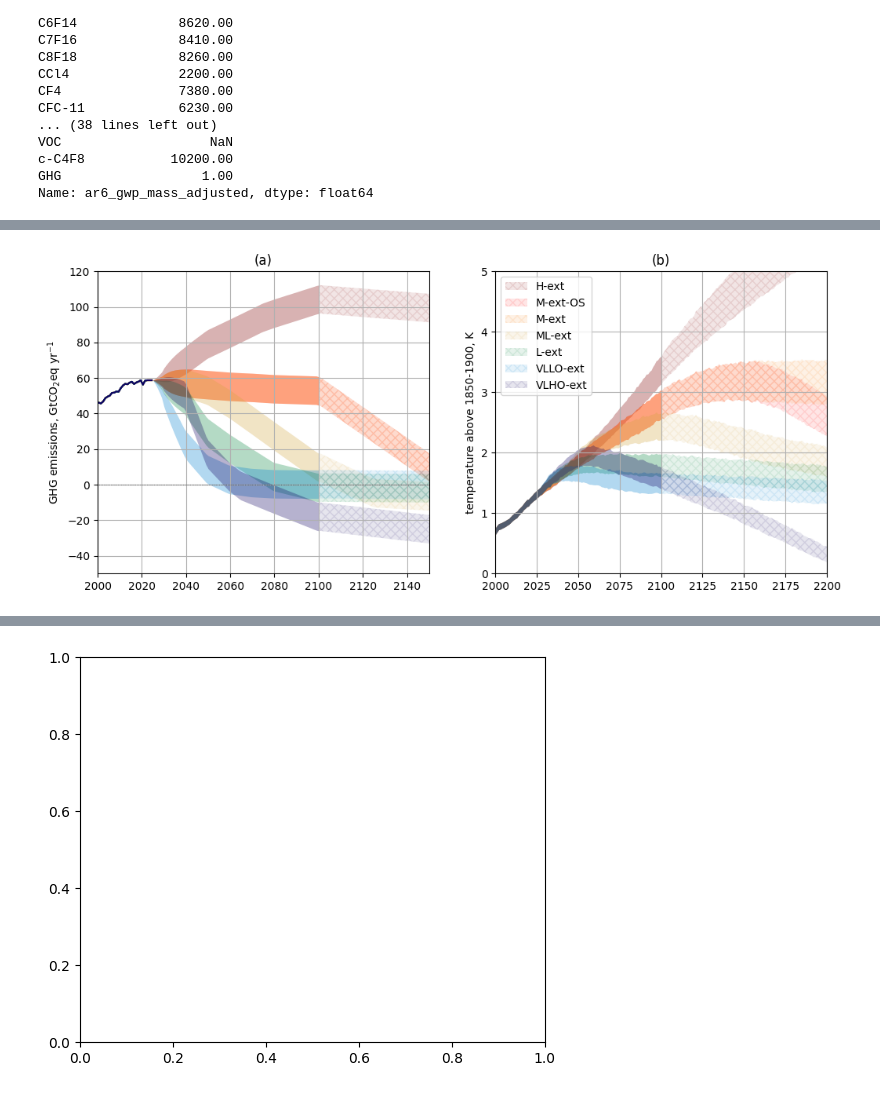
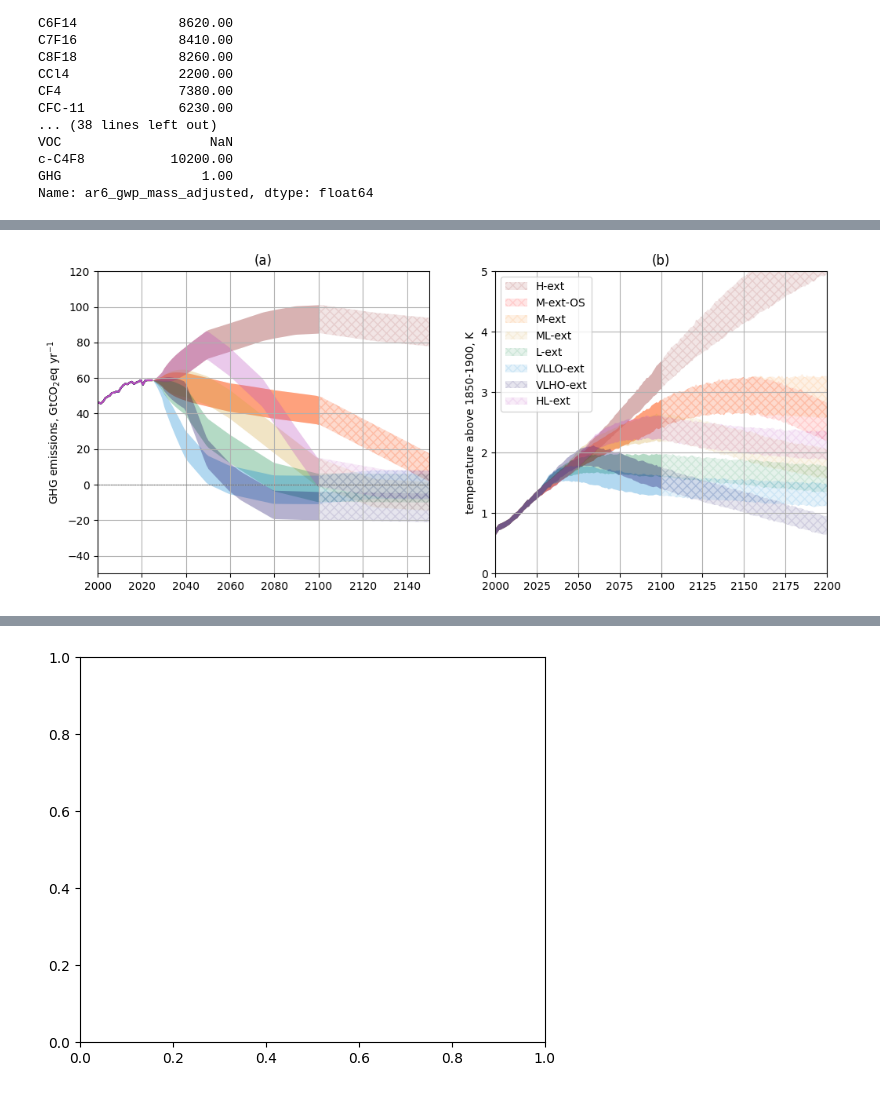
Before and after one commit to chrisroadmap/cmip7-scenariomip, a Jupyter notebook: notebooks/extensions.ipynb, the cells around one changed output, grey strips where cells are left out. Saved outputs shown, nothing was run; the diff lists cells and outputs as text; code cells hidden in the pictures.

```diff
--- a/notebooks/extensions.ipynb
+++ b/notebooks/extensions.ipynb
@@ -64,6 +80,7 @@ n2odict[scens[3]]=[[2300],[np.nan]]     #    MOS-ext
 n2odict[scens[4]]=[[2300],[np.nan]]   #    L-ext
 n2odict[scens[5]]=[[2300],[np.nan]]  #    VL-ext
 n2odict[scens[6]]=[[2100,2200],[np.nan,2]] #    L-ext-OS
+n2odict[scens[7]]=[[2050,2060,2080,2090,2100],[np.nan,6,4,3.5,3]]  #    HL-ext
 # %%
 sulfdict={}
 sulfdict[scens[0]]=[[2300],[np.nan]] # H-ext
@@ -73,3 +90,4 @@ sulfdict[scens[3]]=[[2040,2050,2100],[np.nan,24,10]]     #    MOS-ext
 sulfdict[scens[4]]=[[2300],[np.nan]]   #    L-ext
 sulfdict[scens[5]]=[[2300],[np.nan]]  #    VL-ext
 sulfdict[scens[6]]=[[2025,2030,2040,2050,2100],[np.nan,60,45,24,10]] #    L-ext-OS
+sulfdict[scens[7]]=[[2050,2060,2080,2090,2100],[np.nan,45,45,24,10]]  #    HL-ext
@@ -127,22 +161,23 @@ array([3.03301742, 3.03303324, 5.36208637, 5.30342398, 4.52187722,
 # %%
 sdict={}
-sdict[scens[0]]=[[2025,2030,2040,2050,2075,2100,2175,2275],[np.nan,43, 50, 57.5, 68 , 74,
-       74,0]] # H-ext
+sdict[scens[0]]=[[2025,2030,2040,2050,2075,2090,2100,2125,2175,2275],[np.nan,43, 50, 57.5, 63 ,64, 63,61, 60,0]] # H-ext
 #sdict[scens[1]]=[[2025,2030,2040,2050,2075,2100,2160,2200,2350,2400],[np.nan,43, 50, 57.5, 68 , 74,
 #       0,-34,-34,0]]# H-ext-OS
-sdict[scens[1]]=[[2025,2030,2100,2150,2175,2285,2300],[np.nan,41,41,0,-32,-32,0]]# M-extOS
+sdict[scens[1]]=[[2025,2030,2060,2100,2150,2175,2285,2300],[np.nan,41,35,30,0,-20,-20,0]]# M-extOS
 
 #sdict[scens[2]]=[[2125,2200],[np.NaN,0]]# M-ext
-sdict[scens[2]]=[[2025,2030,2100,2150],[np.nan,41,41,0]]# M-ext
+sdict[scens[2]]=[[2025,2030,2060,2100,2150],[np.nan,41,35,30,0]]# M-ext
 #sdict[scens[3]]=[[2025,2030,2040,2050,2074,2110,2250,2275],[np.NaN,44,44,10,-3,-13,-13,-ncflr[3]]]# ML-ext
 
-sdict[scens[3]]=[[2025,2030,2040,2050,2060,2100,2125,2275,2300],[np.nan,41,41,38,32,0,-13,-13,0]]# ML-ext
+sdict[scens[3]]=[[2025,2030,2040,2050,2060,2100,2125,2275,2300],[np.nan,41,41,38,32,-3,-13,-13,0]]# ML-ext
 #sdict[scens[4]]=[[2025,2030,2040,2050,2080,2100,2240,2290],[np.nan,40,35,25,0,-7,-7,0]]# L-ext
 sdict[scens[4]]=[[2025,2030,2040,2050,2080,2100,2240,2290],[np.nan,42.5,38,22,-1,-7,-7,0]]# L-ext
-sdict[scens[5]]=[[2025,2030,2040,2050,2060,2070,2080,2090,2100,2125,2225,2275,2300],[np.nan,37.5,15,2,-3,-4.5,-5,-5,-5,-5,-5,-5,0]]# VL-ext
+sdict[scens[5]]=[[2025,2030,2040,2050,2060,2070,2080,2090,2100,2125,2225,2250,2275],
+                 [np.nan,37.5,15,2,-3,-5.5,-8,-8,-8,-5,-5,-5,0]]# 'VLLO-ext'
 
-#sdict[scens[6]]=[[2125,2150,2250,2275],[np.NaN,-25,-25,0]]# L-ext-OS
-sdict[scens[6]]=[[2025,2030,2040,2050,2065,2100,2150,2200,2250],[np.nan,42.5,37.5,6,-8,-24,-30,-30,0]]# L-ext-OS
+#sdict[scens[6]]=[[2125,2150,2250,2275],[np.NaN,-25,-25,0]]# 'VLLO-ext'
+sdict[scens[6]]=[[2025,2030,2040,2050,2065,2080,2100,2150,2200,2250],[np.nan,42.5,37.5,6,-8,-18,-18,-18,-18,0]]# 'VLHO-ext'
+sdict[scens[7]]=[[2025,2030,2040,2050,2060,2075,2100,2130,2275,2300],[np.nan,43, 50, 57.5,54, 40 , 0,-6,-6,0]]# HL-ext
 # %%
 
 for s in scens:
@@ -185,7 +220,7 @@ for scenario in f.scenarios:
             f.emissions.sel(scenario=scenario, specie="CO2 FFI", config=f.configs[0]) +
             f.emissions.sel(scenario=scenario, specie="CO2 AFOLU", config=f.configs[0])
         ),
-        label=scenario,
+        label=ldict[scenario],
         color=colors[scenario]
     )
 ax[0].set_ylabel("CO$_2$ emissions, GtCO$_2$ yr$^{-1}$")
@@ -199,7 +234,7 @@ for scenario in f.scenarios:
         (
             f.emissions.sel(scenario=scenario, specie="CH4", config=f.configs[0])
         ),
-        label=scenario,
+        label=ldict[scenario],
         color=colors[scenario]
     )
 ax[1].set_ylabel("CH$_4$ emissions, TgCH$_4$ yr$^{-1}$")
@@ -357,7 +403,7 @@ nohos
 # %%
 fig, ax = pl.subplots(1,2,figsize=(12,5))
 
-unc=np.tanh((co2e.sel(scenario=nohos[0])-co2e.sel(scenario=nohos[-1]))/1e6/10)*8
+unc=np.tanh((co2e.sel(scenario=nohos[0])-co2e.sel(scenario=nohos[-2]))/1e6/10)*8
 for scenario in nohos:
 
     ax[0].fill_between(
@@ -443,34 +489,34 @@ for i,scenario in enumerate(nohos):
     # )
     # ax[1].plot(
     #     f.timebounds[:350],
     #     (
     #         f.temperature.sel(scenario=scenario, layer=0)-
     #         f.temperature.sel(scenario=scenario, layer=0, timebounds=np.arange(1850,1902)).mean(dim='timebounds')
     #     ).median(dim='config')[:350],
     #     label=ldict21[scenario],
     #     color=colors[scenario]
     # )
     # ax[1].plot(
     #     f.timebounds[350:],
     #     (
     #         f.temperature.sel(scenario=scenario, layer=0)-
     #         f.temperature.sel(scenario=scenario, layer=0, timebounds=np.arange(1850,1902)).mean(dim='timebounds')
     #     ).median(dim='config')[350:],
     #     label=ldict21[scenario],linestyle='--',
     #     color=colors[scenario]
     # )
 ax[1].axhline(0, ls=':', color='k', lw=0.5)
 ax[1].set_ylabel('temperature above 1850-1900, K')
 ax[1].set_ylim(0, 5)
 ax[1].set_xlim(2000,2200)
 
 ax[1].grid()
 ax[1].legend();
 
 ax[1].set_title('(b)')
 pl.savefig('../plots/temperature_emis.png')
 # %% [output]
-[figure, old version]
+[figure, new version]
 # %%
 fig, ax = pl.subplots()
 for scenario in f.scenarios:
```
Also changed, not shown: parts of 23 cells of this notebook, 6 other files.
